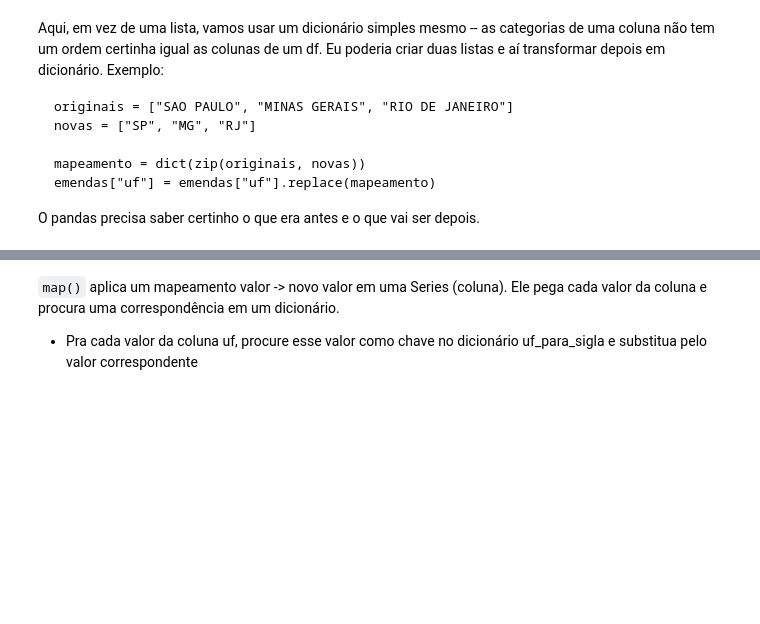
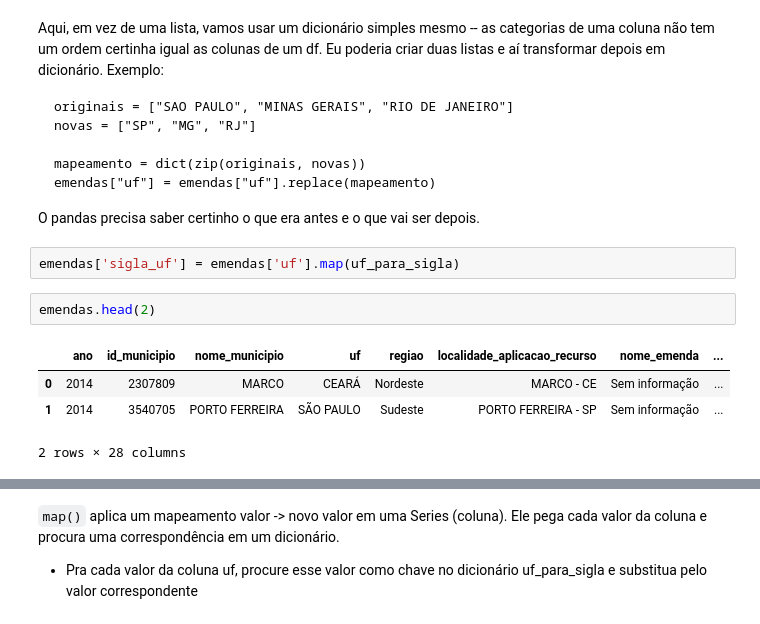
Before and after one commit to geraldohomero/2sdppgcp-intro-python, a Jupyter notebook: Aula_2_Análise_exploratória_de_dados.ipynb, the cells around one changed output, grey strips where cells are left out. Saved outputs shown, nothing was run; the diff lists cells and outputs as text; blank space fills up the shorter version.

````diff
--- a/Aula_2_Análise_exploratória_de_dados.ipynb
+++ b/Aula_2_Análise_exploratória_de_dados.ipynb
@@ -187,3 +300,12 @@ mapeamento = dict(zip(originais, novas))
 emendas["uf"] = emendas["uf"].replace(mapeamento)
 ```
 O pandas precisa saber certinho o que era antes e o que vai ser depois.
+# %%
+emendas['sigla_uf'] = emendas['uf'].map(uf_para_sigla)
+# %%
+emendas.head(2)
+# %% [output]
+|  | ano | id_municipio | nome_municipio | uf | regiao | localidade_aplicacao_recurso | nome_emenda | ... |
+| 0 | 2014 | 2307809 | MARCO | CEARÁ | Nordeste | MARCO - CE | Sem informação | ... |
+| 1 | 2014 | 3540705 | PORTO FERREIRA | SÃO PAULO | Sudeste | PORTO FERREIRA - SP | Sem informação | ... |
+2 rows × 28 columns
````
Also changed, not shown: parts of 26 cells of this notebook.
